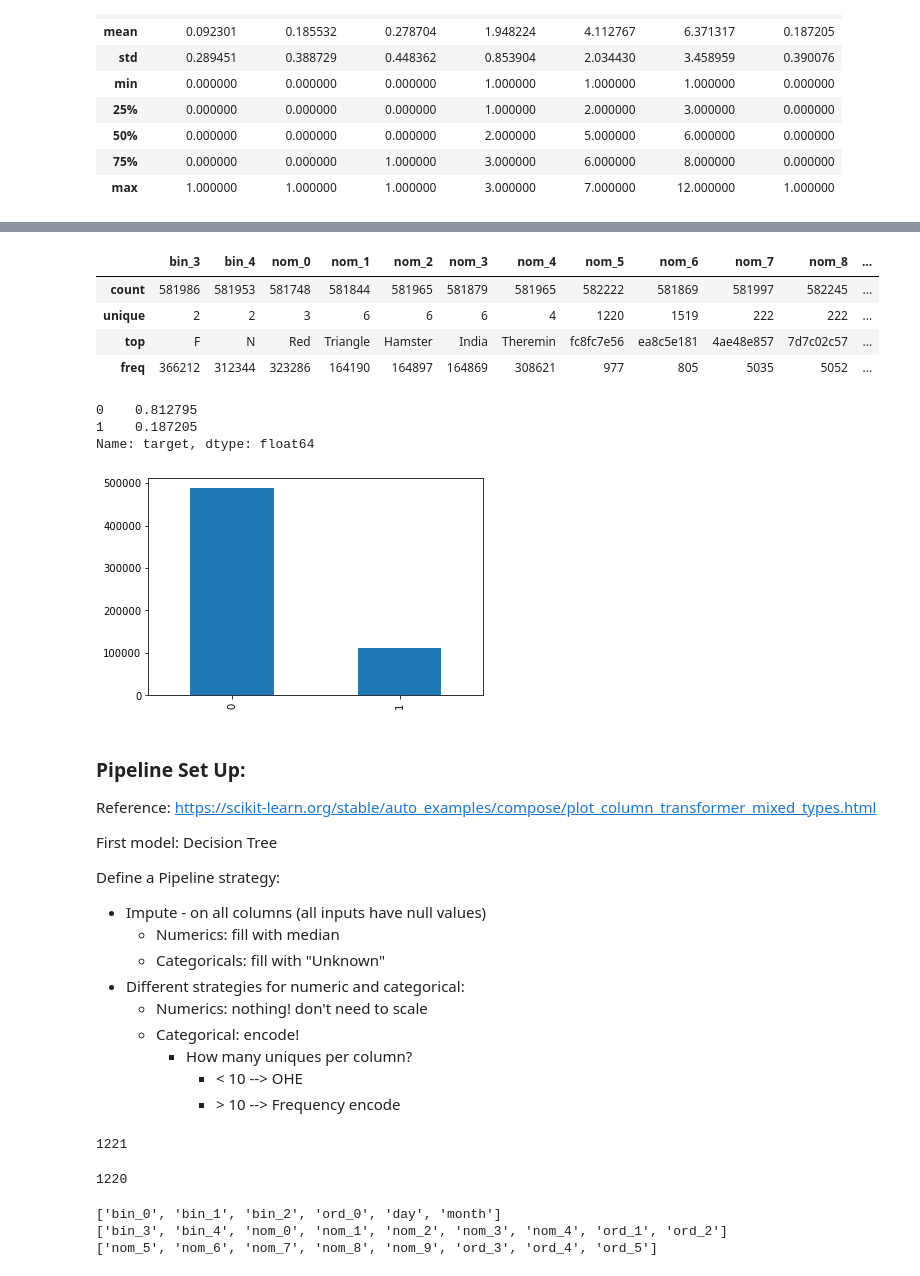
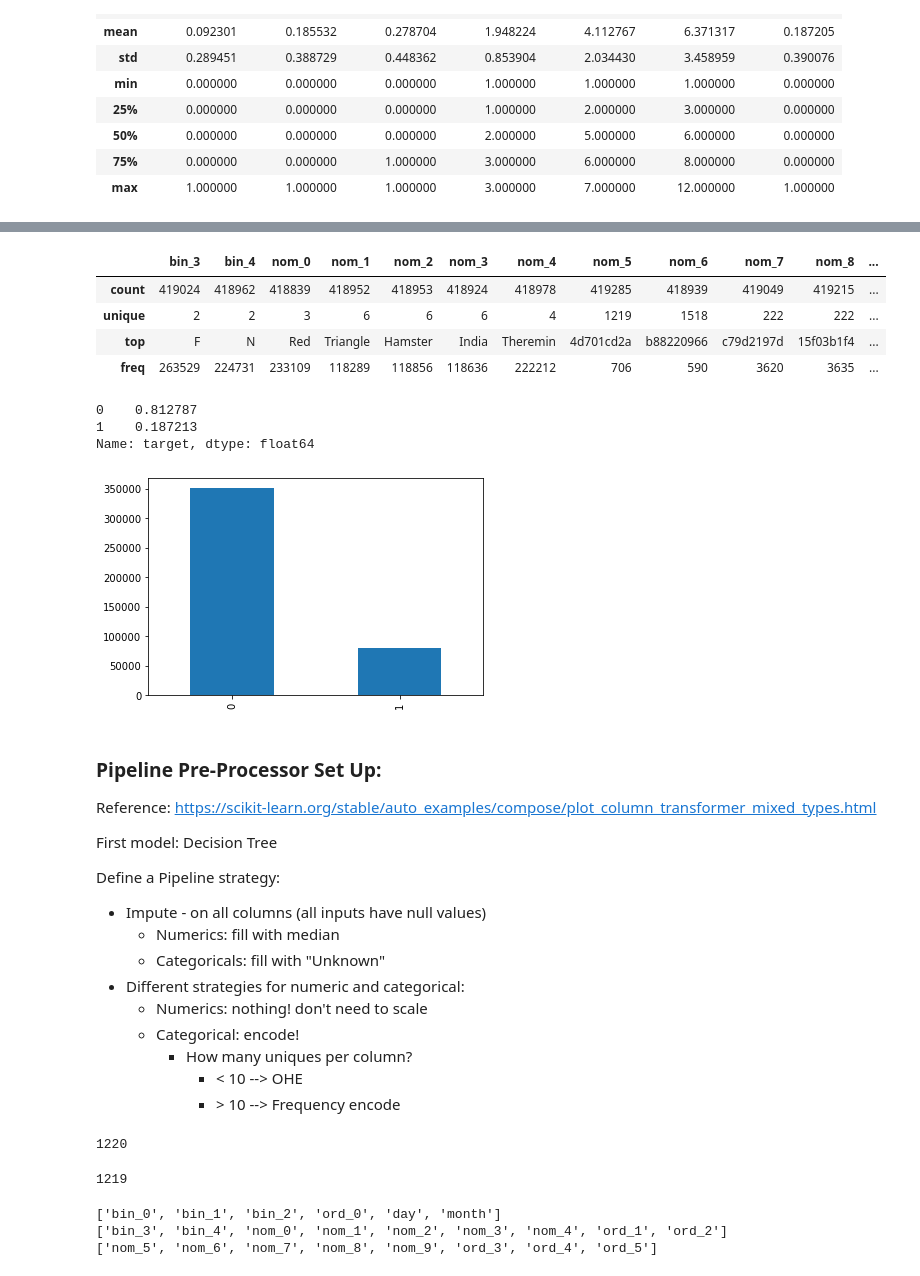
Before and after one commit to lindseyberlin/Cat-in-the-Dat-Project, a Jupyter notebook: notebooks/Lindsey/EDA-Initial-Models.ipynb, the cells around one changed output, grey strips where cells are left out. Cells and saved outputs as stored; diff of their text form; code cells hidden in the pictures.

```diff
--- a/notebooks/Lindsey/EDA-Initial-Models.ipynb
+++ b/notebooks/Lindsey/EDA-Initial-Models.ipynb
@@ -105,3 +170,15 @@ df.describe()
 | 50% | 0.000000 | 0.000000 | 0.000000 | 2.000000 | 5.000000 | 6.000000 | 0.000000 |
 | 75% | 0.000000 | 0.000000 | 1.000000 | 3.000000 | 6.000000 | 8.000000 | 0.000000 |
 | max | 1.000000 | 1.000000 | 1.000000 | 3.000000 | 7.000000 | 12.000000 | 1.000000 |
+# %%
+# Define our X and y
+
+X = df.drop(columns=['target'])
+y = df['target']
+
+# Create our holdout set!
+X_use, X_hold, y_use, y_hold = train_test_split(X, y, test_size=0.1,  # saving 10%
+                                                random_state=0)
+# Then a regular train/test split
+X_train, X_test, y_train, y_test = train_test_split(X_use, y_use, test_size=0.2,
+                                                    random_state=0)
@@ -108,20 +198,20 @@ df.describe()
 # %%
 # Exploring object cols
-df[[c for c in df.columns if df[c].dtype == 'object']].describe()
+X_train[[c for c in X_train.columns if X_train[c].dtype == 'object']].describe()
 # %% [output]
 |  | bin_3 | bin_4 | nom_0 | nom_1 | nom_2 | nom_3 | nom_4 | nom_5 | nom_6 | nom_7 | nom_8 | ... |
-| count | 581986 | 581953 | 581748 | 581844 | 581965 | 581879 | 581965 | 582222 | 581869 | 581997 | 582245 | ... |
-| unique | 2 | 2 | 3 | 6 | 6 | 6 | 4 | 1220 | 1519 | 222 | 222 | ... |
-| top | F | N | Red | Triangle | Hamster | India | Theremin | fc8fc7e56 | ea8c5e181 | 4ae48e857 | 7d7c02c57 | ... |
-| freq | 366212 | 312344 | 323286 | 164190 | 164897 | 164869 | 308621 | 977 | 805 | 5035 | 5052 | ... |
+| count | 419024 | 418962 | 418839 | 418952 | 418953 | 418924 | 418978 | 419285 | 418939 | 419049 | 419215 | ... |
+| unique | 2 | 2 | 3 | 6 | 6 | 6 | 4 | 1219 | 1518 | 222 | 222 | ... |
+| top | F | N | Red | Triangle | Hamster | India | Theremin | 4d701cd2a | b88220966 | c79d2197d | 15f03b1f4 | ... |
+| freq | 263529 | 224731 | 233109 | 118289 | 118856 | 118636 | 222212 | 706 | 590 | 3620 | 3635 | ... |
 # %%
 # Exploring target distribution
-df['target'].value_counts(normalize=True)
+y_train.value_counts(normalize=True)
 # %% [output]
-0    0.812795
-1    0.187205
+0    0.812787
+1    0.187213
 Name: target, dtype: float64
 # %%
-df['target'].value_counts().plot(kind='bar');
+y_train.value_counts().plot(kind='bar');
 # %% [output]
-[figure, old version]
+[figure, new version]
@@ -137,5 +218,5 @@ X_train, X_val, y_train, y_val = train_test_split(X, y, test_size=0.1, # saving
 # %% [markdown]
-### Pipeline Set Up:
+### Pipeline Pre-Processor Set Up:
 
 Reference: https://scikit-learn.org/stable/auto_examples/compose/plot_column_transformer_mixed_types.html
 
@@ -153,13 +234,13 @@ Define a Pipeline strategy:
             - < 10 --> OHE
             - \> 10 --> Frequency encode
 # %%
-len(X['nom_5'].unique())
+len(X_train['nom_5'].unique())
 # %% [output]
-1221
+1220
 # %%
-X['nom_5'].nunique()
+X_train['nom_5'].nunique()
 # %% [output]
-1220
+1219
 # %%
 # Set up lists for columns requiring different treatment
 num_cols = []
```
Also changed, not shown: parts of 49 cells of this notebook.
